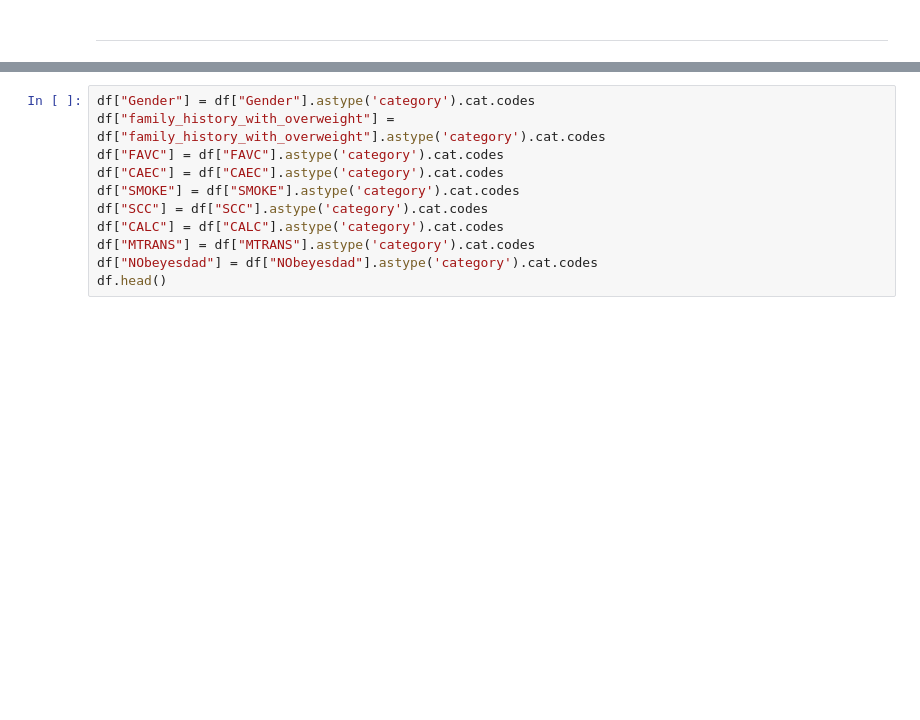
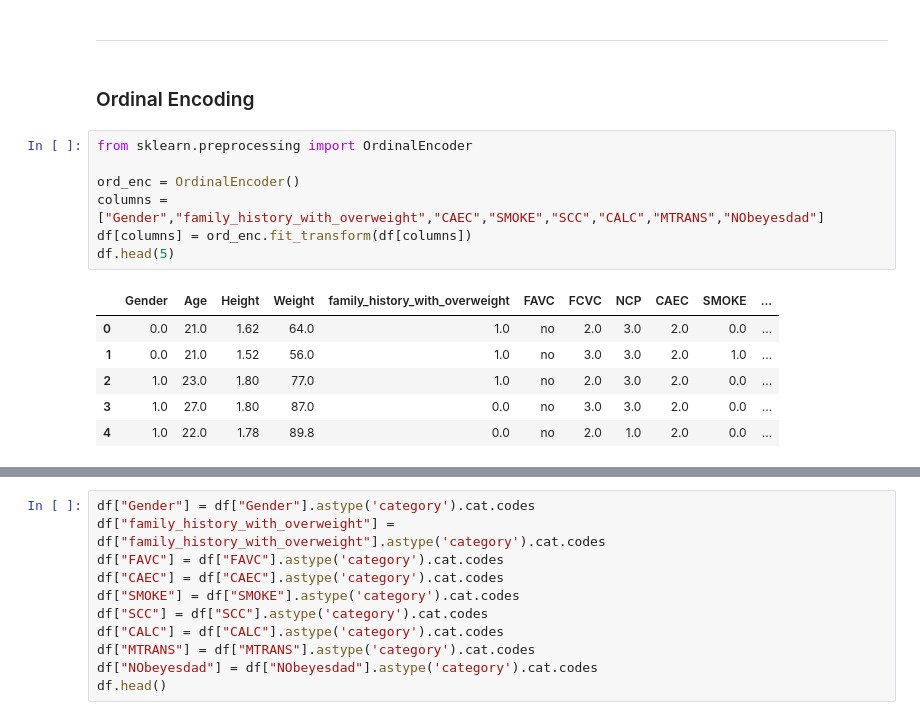
Before and after one commit to Leodespt/Projet_Python, a Jupyter notebook: Leonard_Test.ipynb, the cells around one changed output, grey strips where cells are left out. Drawn from its saved outputs; the diff is of its cells as text; blank space fills up the shorter version.

```diff
--- a/Leonard_Test.ipynb
+++ b/Leonard_Test.ipynb
@@ -437,3 +437,19 @@ plt.show()
 [figure]
 # %% [markdown]
 ______________________________________________________________________________________________________________________________________________________________________________________________________________
+# %% [markdown]
+### Ordinal Encoding
+# %%
+from sklearn.preprocessing import OrdinalEncoder
+
+ord_enc = OrdinalEncoder()
+columns = ["Gender","family_history_with_overweight","CAEC","SMOKE","SCC","CALC","MTRANS","NObeyesdad"]
+df[columns] = ord_enc.fit_transform(df[columns])
+df.head(5)
+# %% [output]
+|  | Gender | Age | Height | Weight | family_history_with_overweight | FAVC | FCVC | NCP | CAEC | SMOKE | ... |
+| 0 | 0.0 | 21.0 | 1.62 | 64.0 | 1.0 | no | 2.0 | 3.0 | 2.0 | 0.0 | ... |
+| 1 | 0.0 | 21.0 | 1.52 | 56.0 | 1.0 | no | 3.0 | 3.0 | 2.0 | 1.0 | ... |
+| 2 | 1.0 | 23.0 | 1.80 | 77.0 | 1.0 | no | 2.0 | 3.0 | 2.0 | 0.0 | ... |
+| 3 | 1.0 | 27.0 | 1.80 | 87.0 | 0.0 | no | 3.0 | 3.0 | 2.0 | 0.0 | ... |
+| 4 | 1.0 | 22.0 | 1.78 | 89.8 | 0.0 | no | 2.0 | 1.0 | 2.0 | 0.0 | ... |
```
Also changed, not shown: parts of 2 cells of this notebook.
